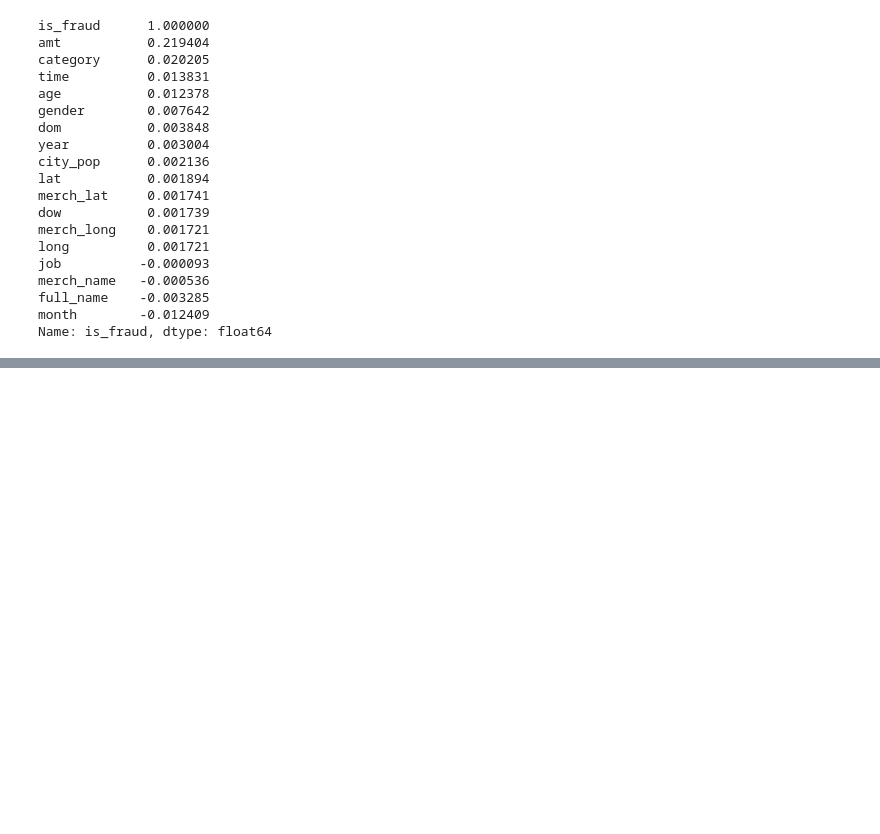
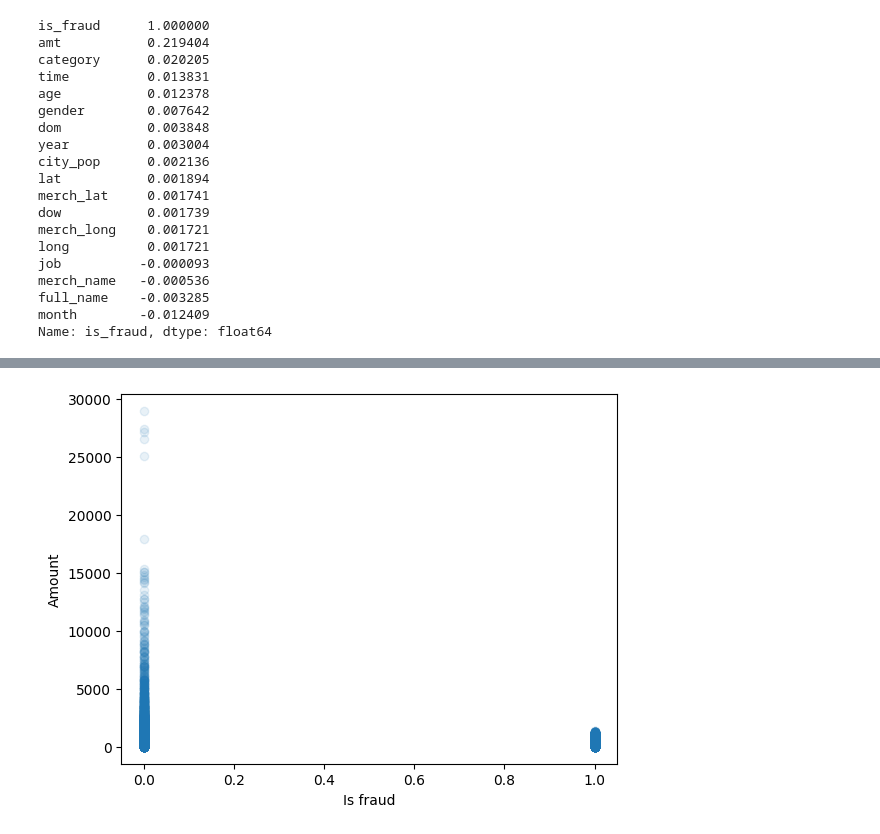
Before and after one commit to SenZmaKi/NyakaMwizi, a Jupyter notebook: nyakamwizi.ipynb, the cells around one changed output, grey strips where cells are left out. Saved outputs shown, nothing was run; the diff lists cells and outputs as text; code cells hidden in the pictures; blank space fills up the shorter version.

```diff
--- a/nyakamwizi.ipynb
+++ b/nyakamwizi.ipynb
@@ -98,0 +112,8 @@ Name: is_fraud, dtype: float64
+# %%
+plt.scatter(transactions_encoded["is_fraud"], transactions_encoded["amt"], alpha=0.1)
+plt.xlabel("Is fraud")
+plt.ylabel("Amount")
+plt.show()
+#Contrary to what you'd expect, most frauds seem to not involve large sums of money
+# %% [output]
+[figure, added]
```
Also changed, not shown: parts of 13 cells of this notebook.
